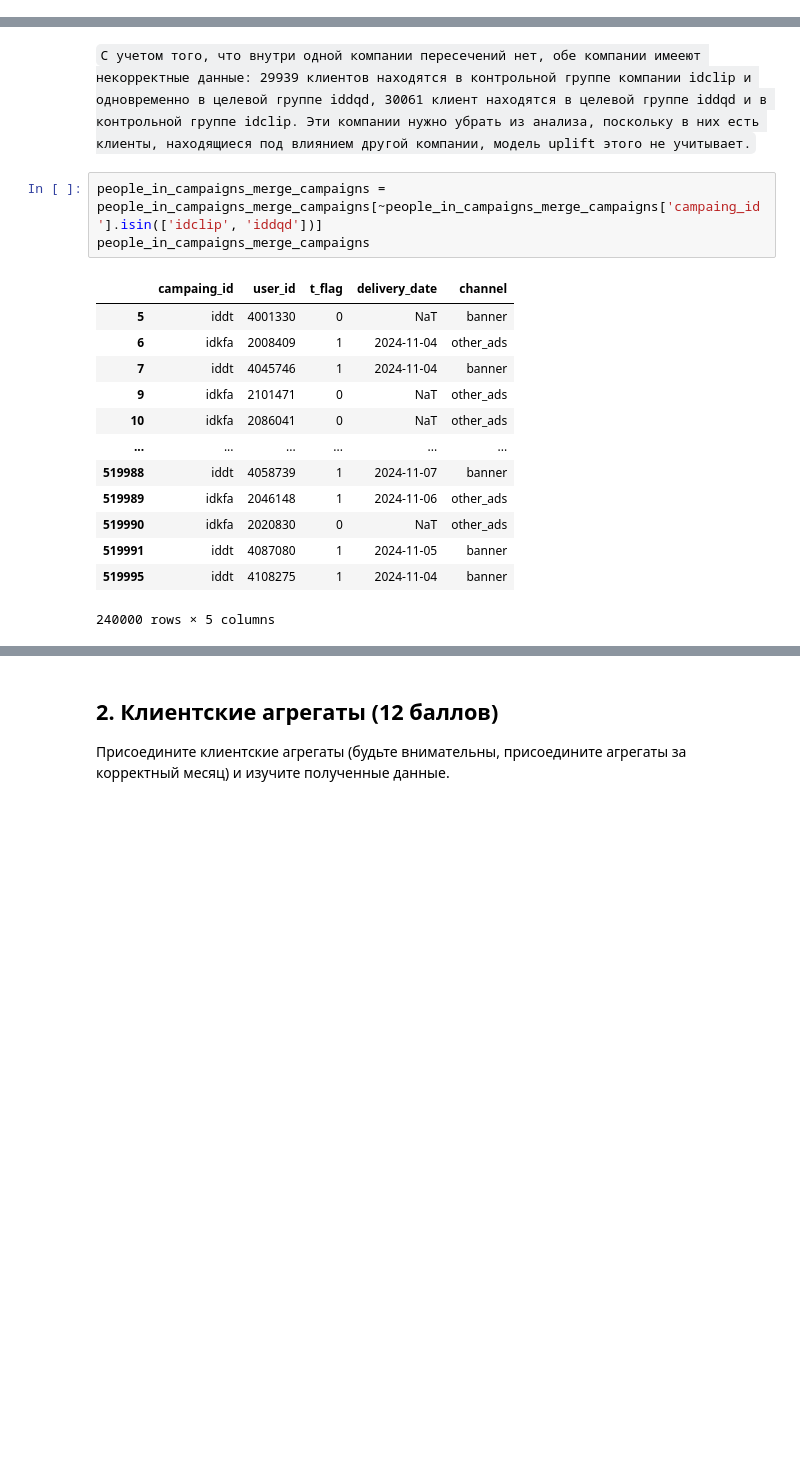
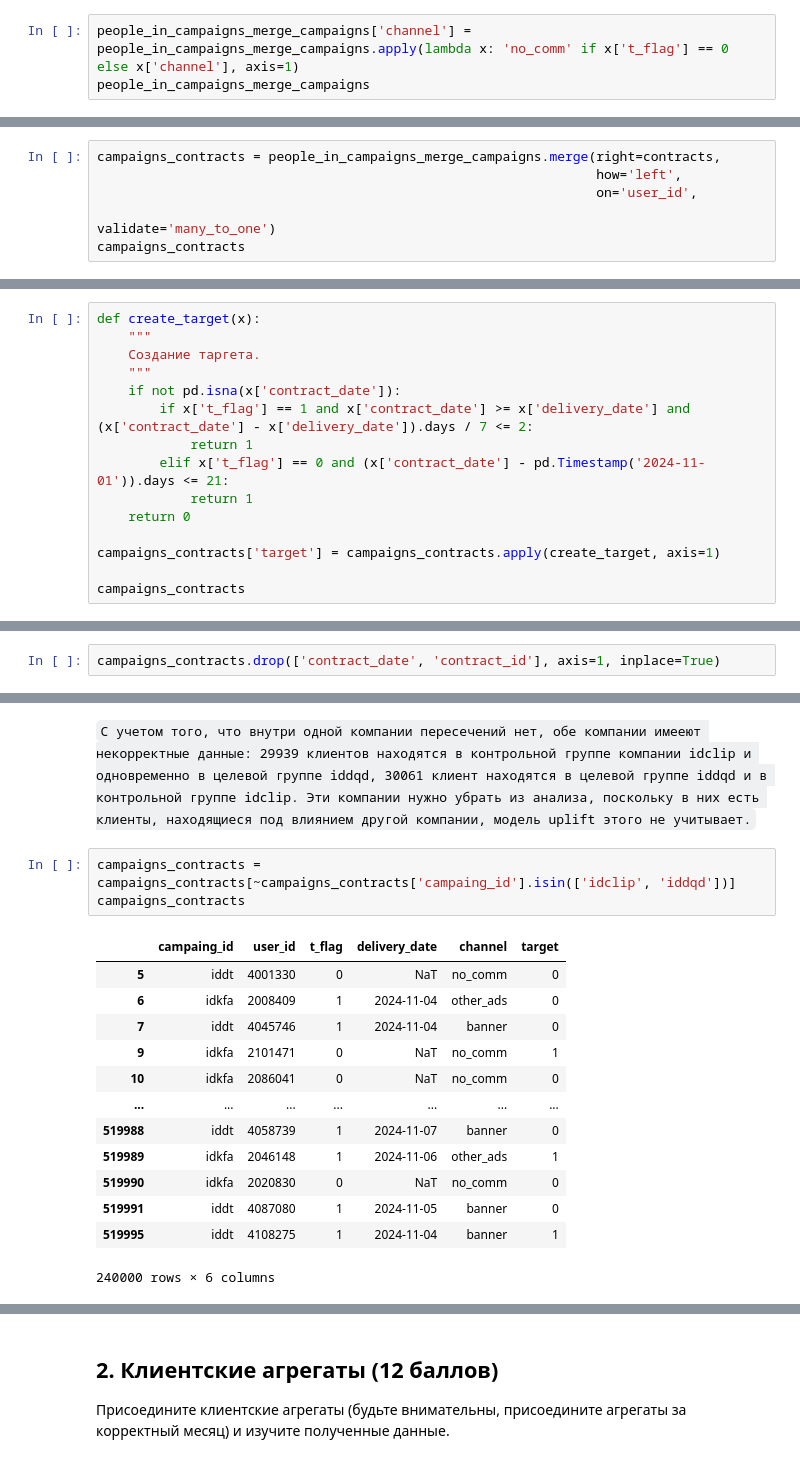
Before and after one commit to vasilyryabtsev/ml-hse-24-25, a Jupyter notebook: HW6_Uplift/AI_HW6_uplift.ipynb, the cells around one changed output, grey strips where cells are left out. Drawn from its saved outputs; the diff is of its cells as text; blank space fills up the shorter version.

```diff
--- a/HW6_Uplift/AI_HW6_uplift.ipynb
+++ b/HW6_Uplift/AI_HW6_uplift.ipynb
@@ -323,0 +330,3 @@ people_in_campaigns_merge_campaigns
+# %%
+people_in_campaigns_merge_campaigns['channel'] = people_in_campaigns_merge_campaigns.apply(lambda x: 'no_comm' if x['t_flag'] == 0 else x['channel'], axis=1)
+people_in_campaigns_merge_campaigns
@@ -323,0 +355,6 @@ people_in_campaigns_merge_campaigns
+# %%
+campaigns_contracts = people_in_campaigns_merge_campaigns.merge(right=contracts,
+                                                                how='left',
+                                                                on='user_id',
+                                                                validate='many_to_one')
+campaigns_contracts
@@ -323,0 +375,15 @@ people_in_campaigns_merge_campaigns
+# %%
+def create_target(x):
+    """
+    Создание таргета.
+    """
+    if not pd.isna(x['contract_date']):
+        if x['t_flag'] == 1 and x['contract_date'] >= x['delivery_date'] and (x['contract_date'] - x['delivery_date']).days / 7 <= 2:
+            return 1
+        elif x['t_flag'] == 0 and (x['contract_date'] - pd.Timestamp('2024-11-01')).days <= 21:
+            return 1
+    return 0
+
+campaigns_contracts['target'] = campaigns_contracts.apply(create_target, axis=1)
+
+campaigns_contracts
@@ -324 +404,3 @@ people_in_campaigns_merge_campaigns
+# %%
+campaigns_contracts.drop(['contract_date', 'contract_id'], axis=1, inplace=True)
 # %% [markdown]
@@ -425,19 +507,19 @@ Name: user_id, dtype: int64
 # %% [markdown]
 `С учетом того, что внутри одной компании пересечений нет, обе компании имееют некорректные данные: 29939 клиентов находятся в контрольной группе компании idclip и одновременно в целевой группе iddqd, 30061 клиент находятся в целевой группе iddqd и в контрольной группе idclip. Эти компании нужно убрать из анализа, поскольку в них есть клиенты, находящиеся под влиянием другой компании, модель uplift этого не учитывает.`
 # %%
-people_in_campaigns_merge_campaigns = people_in_campaigns_merge_campaigns[~people_in_campaigns_merge_campaigns['campaing_id'].isin(['idclip', 'iddqd'])]
-people_in_campaigns_merge_campaigns
+campaigns_contracts = campaigns_contracts[~campaigns_contracts['campaing_id'].isin(['idclip', 'iddqd'])]
+campaigns_contracts
 # %% [output]
-|  | campaing_id | user_id | t_flag | delivery_date | channel |
-| 5 | iddt | 4001330 | 0 | NaT | banner |
-| 6 | idkfa | 2008409 | 1 | 2024-11-04 | other_ads |
-| 7 | iddt | 4045746 | 1 | 2024-11-04 | banner |
-| 9 | idkfa | 2101471 | 0 | NaT | other_ads |
-| 10 | idkfa | 2086041 | 0 | NaT | other_ads |
-| ... | ... | ... | ... | ... | ... |
-| 519988 | iddt | 4058739 | 1 | 2024-11-07 | banner |
-| 519989 | idkfa | 2046148 | 1 | 2024-11-06 | other_ads |
-| 519990 | idkfa | 2020830 | 0 | NaT | other_ads |
-| 519991 | iddt | 4087080 | 1 | 2024-11-05 | banner |
-| 519995 | iddt | 4108275 | 1 | 2024-11-04 | banner |
+|  | campaing_id | user_id | t_flag | delivery_date | channel | target |
+| 5 | iddt | 4001330 | 0 | NaT | no_comm | 0 |
+| 6 | idkfa | 2008409 | 1 | 2024-11-04 | other_ads | 0 |
+| 7 | iddt | 4045746 | 1 | 2024-11-04 | banner | 0 |
+| 9 | idkfa | 2101471 | 0 | NaT | no_comm | 1 |
+| 10 | idkfa | 2086041 | 0 | NaT | no_comm | 0 |
+| ... | ... | ... | ... | ... | ... | ... |
+| 519988 | iddt | 4058739 | 1 | 2024-11-07 | banner | 0 |
+| 519989 | idkfa | 2046148 | 1 | 2024-11-06 | other_ads | 1 |
+| 519990 | idkfa | 2020830 | 0 | NaT | no_comm | 0 |
+| 519991 | iddt | 4087080 | 1 | 2024-11-05 | banner | 0 |
+| 519995 | iddt | 4108275 | 1 | 2024-11-04 | banner | 1 |
-240000 rows × 5 columns
+240000 rows × 6 columns
```
Also changed, not shown: parts of 16 cells of this notebook.
